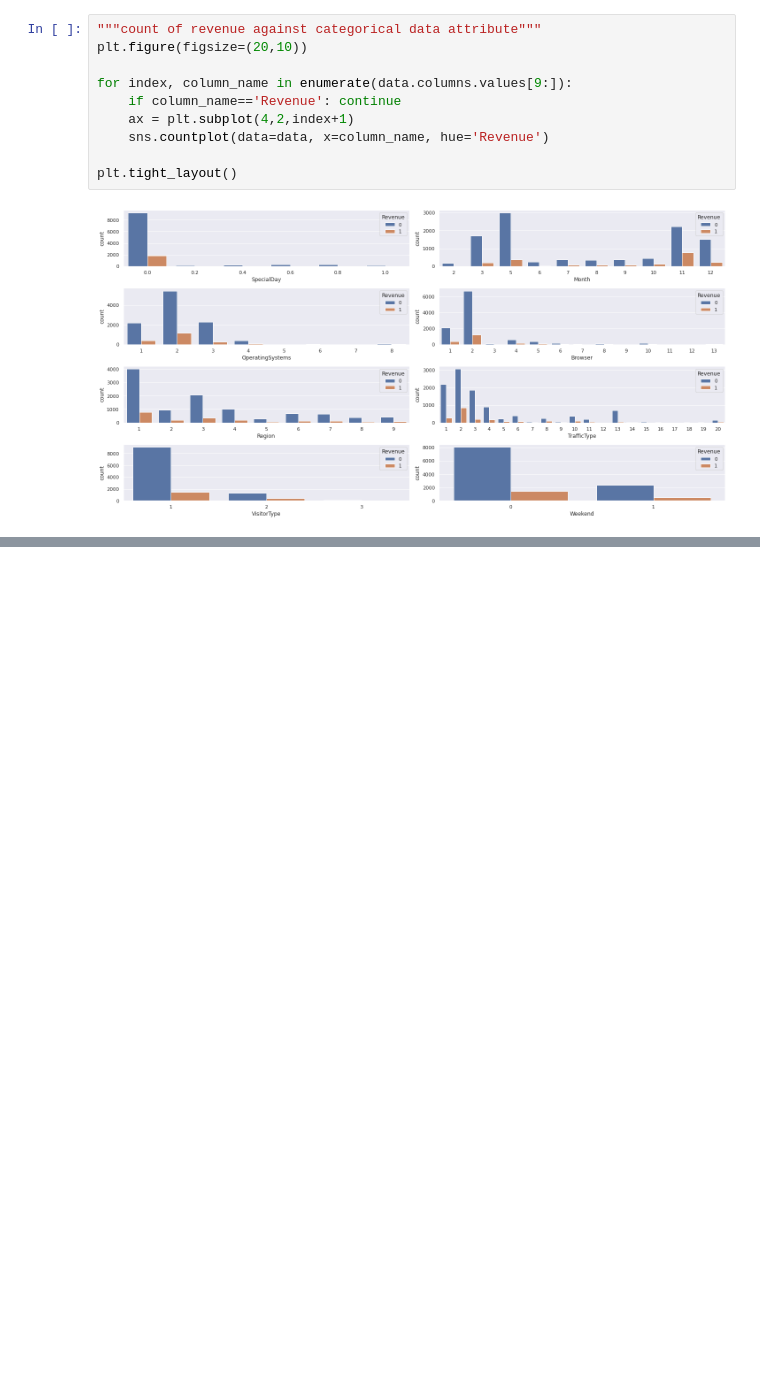
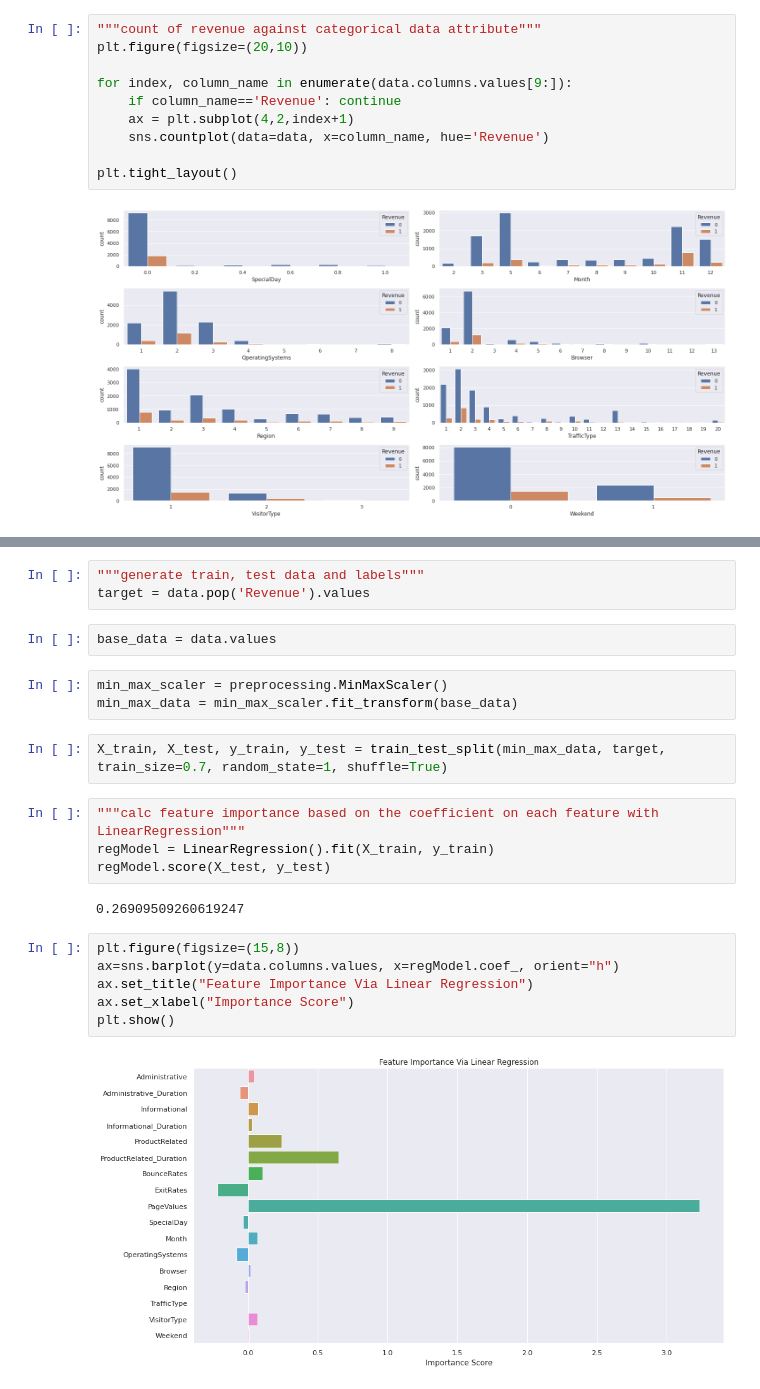
Before and after one commit to mlmaster1995/machine-learning-portforlio-python, a Jupyter notebook: online_shoppers_intention/Data Preprocessing and Analysis.ipynb, the cells around one changed output, grey strips where cells are left out. Drawn from its saved outputs; the diff is of its cells as text; blank space fills up the shorter version.

```diff
--- a/online_shoppers_intention/Data Preprocessing and Analysis.ipynb
+++ b/online_shoppers_intention/Data Preprocessing and Analysis.ipynb
@@ -232,0 +259,24 @@ plt.tight_layout()
+# %%
+"""generate train, test data and labels"""
+target = data.pop('Revenue').values
+# %%
+base_data = data.values
+# %%
+min_max_scaler = preprocessing.MinMaxScaler()
+min_max_data = min_max_scaler.fit_transform(base_data)
+# %%
+X_train, X_test, y_train, y_test = train_test_split(min_max_data, target, train_size=0.7, random_state=1, shuffle=True)
+# %%
+"""calc feature importance based on the coefficient on each feature with LinearRegression"""
+regModel = LinearRegression().fit(X_train, y_train)
+regModel.score(X_test, y_test)
+# %% [output]
+0.26909509260619247
+# %%
+plt.figure(figsize=(15,8))
+ax=sns.barplot(y=data.columns.values, x=regModel.coef_, orient="h")
+ax.set_title("Feature Importance Via Linear Regression")
+ax.set_xlabel("Importance Score")
+plt.show()
+# %% [output]
+[figure, added]
```
Also changed, not shown: parts of 10 cells of this notebook.
